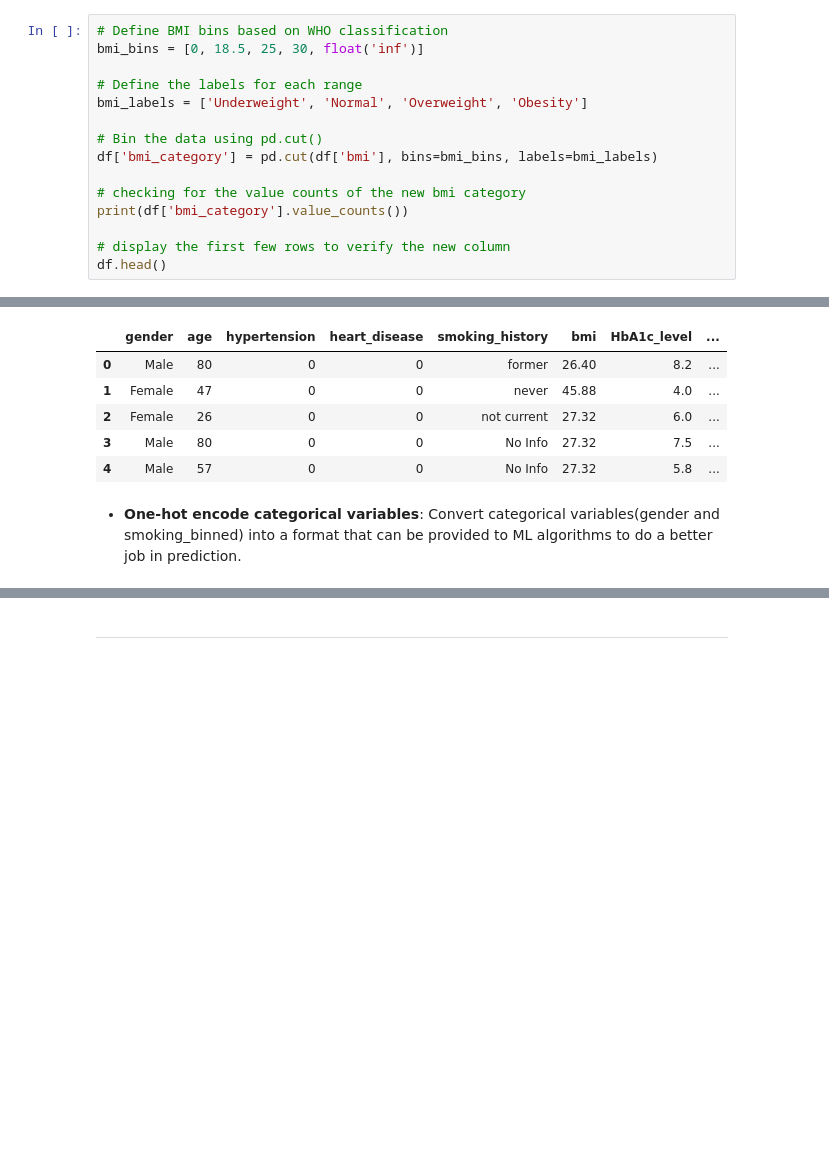
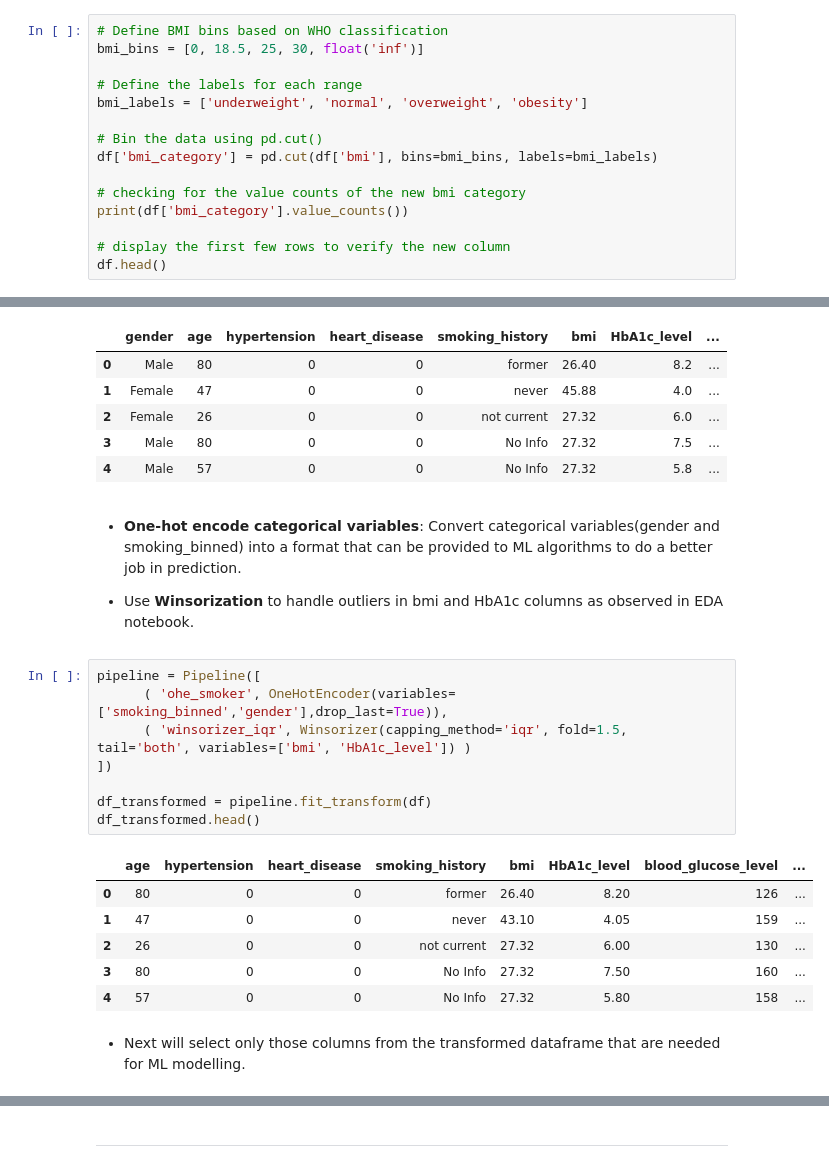
Before and after one commit to nivedhita369/Healthcare_Diabetes_Analysis, a Jupyter notebook: jupyter_notebooks/Feature_Engineering.ipynb, the cells around one changed output, grey strips where cells are left out. Cells and saved outputs as stored; diff of their text form; blank space fills up the shorter version.

Commit message:
ohe,outlier handling, output files created

```diff
--- a/jupyter_notebooks/Feature_Engineering.ipynb
+++ b/jupyter_notebooks/Feature_Engineering.ipynb
@@ -77,7 +79,7 @@ df.head()
 bmi_bins = [0, 18.5, 25, 30, float('inf')]
 
 # Define the labels for each range
-bmi_labels = ['Underweight', 'Normal', 'Overweight', 'Obesity']
+bmi_labels = ['underweight', 'normal', 'overweight', 'obesity']
 
 # Bin the data using pd.cut()
 df['bmi_category'] = pd.cut(df['bmi'], bins=bmi_bins, labels=bmi_labels)
@@ -240,3 +243,22 @@ df_dashboard.head()
 | 4 | Male | 57 | 0 | 0 | No Info | 27.32 | 5.8 | ... |
 # %% [markdown]
 * **One-hot encode categorical variables**: Convert categorical variables(gender and smoking_binned) into a format that can be provided to ML algorithms to do a better job in prediction.
+
+* Use **Winsorization** to handle outliers in bmi and HbA1c columns as observed in EDA notebook.
+# %%
+pipeline = Pipeline([
+      ( 'ohe_smoker', OneHotEncoder(variables=['smoking_binned','gender'],drop_last=True)),
+      ( 'winsorizer_iqr', Winsorizer(capping_method='iqr', fold=1.5, tail='both', variables=['bmi', 'HbA1c_level']) )
+])
+
+df_transformed = pipeline.fit_transform(df)
+df_transformed.head()
+# %% [output]
+|  | age | hypertension | heart_disease | smoking_history | bmi | HbA1c_level | blood_glucose_level | ... |
+| 0 | 80 | 0 | 0 | former | 26.40 | 8.20 | 126 | ... |
+| 1 | 47 | 0 | 0 | never | 43.10 | 4.05 | 159 | ... |
+| 2 | 26 | 0 | 0 | not current | 27.32 | 6.00 | 130 | ... |
+| 3 | 80 | 0 | 0 | No Info | 27.32 | 7.50 | 160 | ... |
+| 4 | 57 | 0 | 0 | No Info | 27.32 | 5.80 | 158 | ... |
+# %% [markdown]
+* Next will select only those columns from the transformed dataframe that are needed for ML modelling.
```
Also changed, not shown: parts of 17 cells of this notebook, 2 other files.
